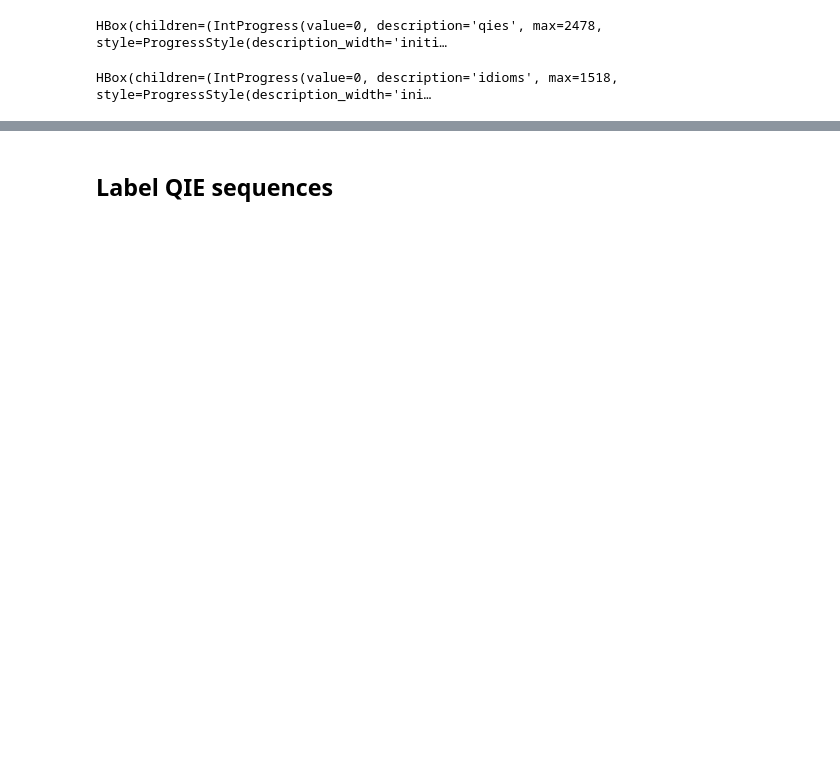
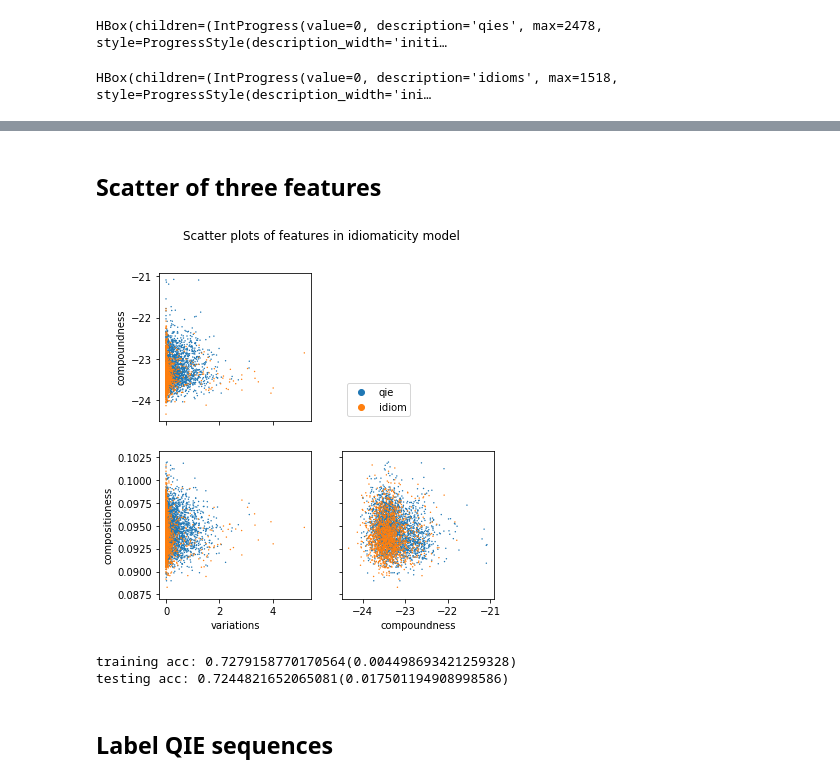
Before and after one commit to seantyh/MWE2019, a Jupyter notebook: etc/Model.ipynb, the cells around one changed output, grey strips where cells are left out. Cells and saved outputs as stored; diff of their text form; code cells hidden in the pictures; blank space fills up the shorter version.

```diff
--- a/etc/Model.ipynb
+++ b/etc/Model.ipynb
@@ -147,0 +161,26 @@ with open(feat_path, "wb") as fout:
+# %% [markdown]
+## Scatter of three features
+# %%
+fig, axes = plt.subplots(2,2)
+fig.suptitle("Scatter plots of features in idiomaticity model")
+fig.set_size_inches(6,6)
+
+sns.set_palette('tab10')
+sns.scatterplot(x=vars_feats, y=comp_feats, hue=y, marker='o', linewidth=0, s=2, ax=axes[0][0])
+sns.scatterplot(x=vars_feats, y=composite_feats, hue=y, marker='o', linewidth=0, s=2, ax=axes[1][0])
+sns.scatterplot(x=comp_feats, y=composite_feats, hue=y, marker='o', linewidth=0, s=2, ax=axes[1][1])
+sns.scatterplot(x=comp_feats, y=composite_feats, hue=y, marker='o', linewidth=0, s=0, ax=axes[0][1])
+
+axes[0][1].axis('off')
+axes[0][1].legend(loc="lower left")
+axes[1][0].set_xlabel('variations')
+axes[1][0].set_ylabel('compositioness')
+axes[1][0].get_legend().remove()
+axes[1][1].set_xlabel('compoundness')
+axes[1][1].set_yticklabels([])
+axes[1][1].get_legend().remove()
+axes[0][0].set_ylabel('compoundness')
+axes[0][0].set_xticklabels([])
+axes[0][0].get_legend().remove()
+# %% [output]
+[figure, added]
@@ -148,3 +190,21 @@ with open(feat_path, "wb") as fout:
+# %%
+X = np.vstack([vars_feats, comp_feats, composite_feats]).transpose()
+y = np.array(features.get_tags(materials))
+train_accs, test_accs = [], []
+for train_idx, test_idx in kf.split(X):
+    X_train, X_test = X[train_idx], X[test_idx]
+    y_train, y_test = y[train_idx], y[test_idx]
+    std = StandardScaler()
+    svm = SVC(gamma='auto')
+    std_svm3 = Pipeline([('std', std), ('svm', svm)])
+    std_svm3.fit(X_train, y_train)
+    train_accs.append(std_svm3.score(X_train, y_train))
+    test_accs.append(std_svm3.score(X_test, y_test))
+print(f"training acc: {np.mean(train_accs)}({np.std(train_accs)})")
+print(f"testing acc: {np.mean(test_accs)}({np.std(test_accs)})")
+# %% [output]
+training acc: 0.7279158770170564(0.004498693421259328)
+testing acc: 0.7244821652065081(0.017501194908998586)
 # %% [markdown]
 ## Label QIE sequences
 # %%
```
Also changed, not shown: parts of 23 cells of this notebook, 9 other files.
